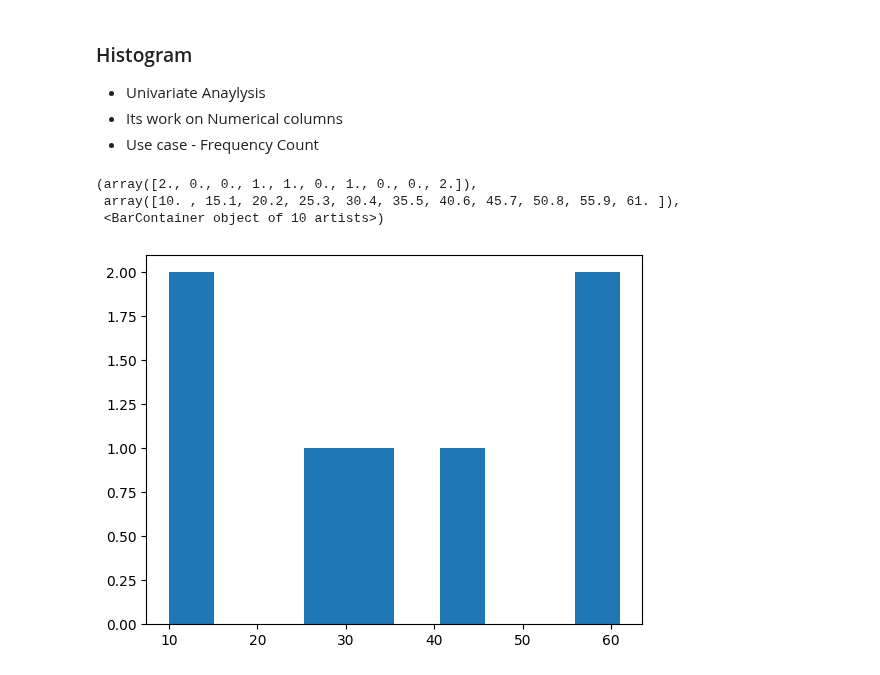
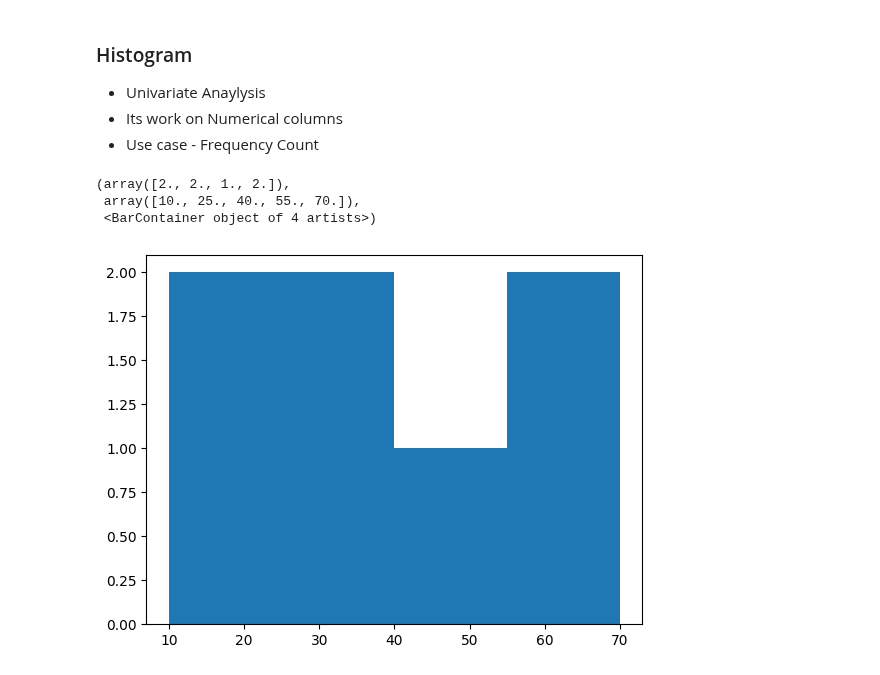
Before and after one commit to harsh2kum/Learning_Data_Science, a Jupyter notebook: matplotlib/matplotlib.ipynb, the cells around one changed output. Drawn from its saved outputs; the diff is of its cells as text; code cells hidden in the pictures.

```diff
--- a/matplotlib/matplotlib.ipynb
+++ b/matplotlib/matplotlib.ipynb
@@ -276,10 +276,9 @@ plt.show()
 - Use case - Frequency Count
 # %%
 data = [32,45,56,10,15,27,61]
-
-plt.hist(data)
+plt.hist(data,bins=[10,25,40,55,70]) #bins size - 10-25,25-40,40-55,55-70
 # %% [output]
-(array([2., 0., 0., 1., 1., 0., 1., 0., 0., 2.]),
- array([10. , 15.1, 20.2, 25.3, 30.4, 35.5, 40.6, 45.7, 50.8, 55.9, 61. ]),
- <BarContainer object of 10 artists>)
+(array([2., 2., 1., 2.]),
+ array([10., 25., 40., 55., 70.]),
+ <BarContainer object of 4 artists>)
-[figure, old version]
+[figure, new version]
```
Also changed, not shown: parts of 16 cells of this notebook, 10 other files.
